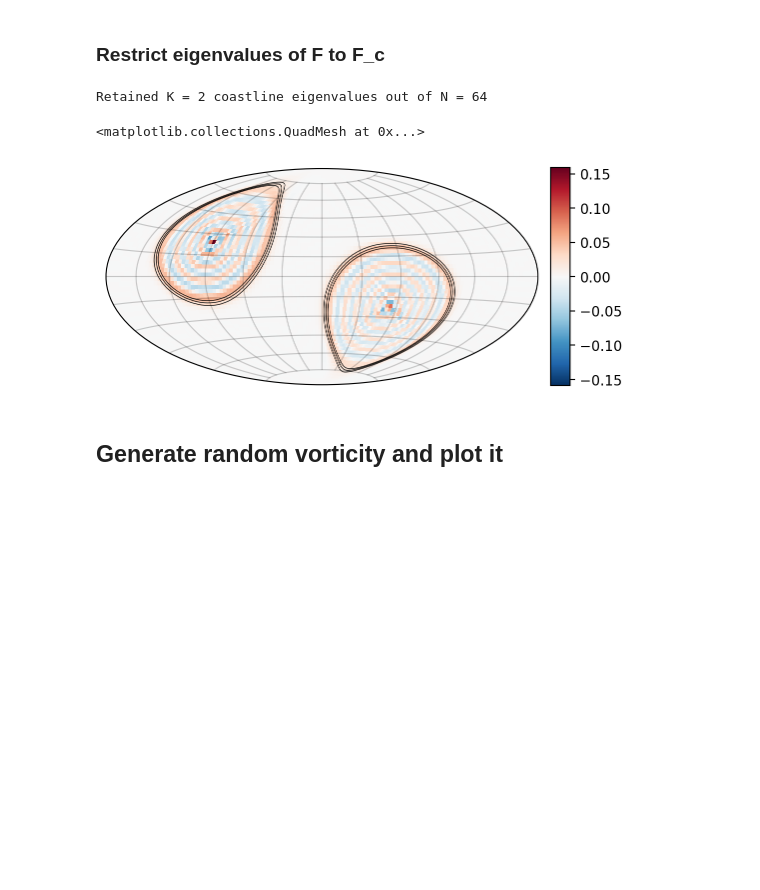
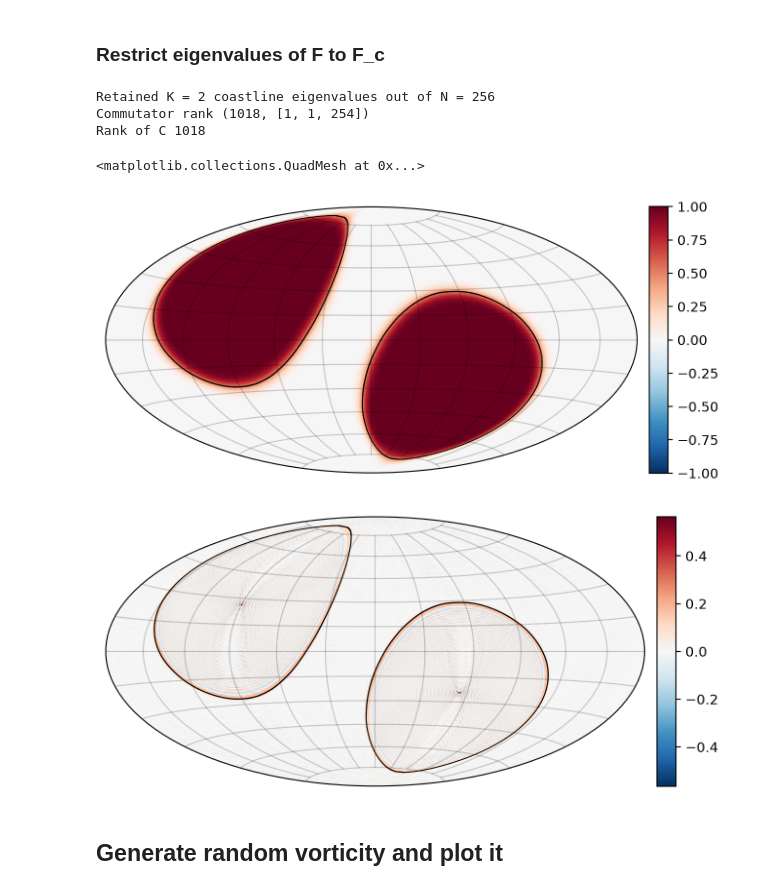
Before and after one commit to andrmykl/quflow, a Jupyter notebook: notebooks/constraint-cluster-simulation/constraint-cluster-simulation.ipynb, the cells around one changed output. Cells and saved outputs as stored; diff of their text form; code cells hidden in the pictures; blank space fills up the shorter version.

```diff
--- a/notebooks/constraint-cluster-simulation/constraint-cluster-simulation.ipynb
+++ b/notebooks/constraint-cluster-simulation/constraint-cluster-simulation.ipynb
@@ -21,21 +73,19 @@ from quflow.constraints import *
 # %% [markdown]
 ### Parameters
 # %%
-N = 64
+N = 256
 
 filename = "mysim_N_{}.hdf5".format(N)
 prerun_code = ""
-# Constraint method: "lu" (sparse, fast) or "svd" (dense, well-conditioned)
-constraint_method = "qr"
-solver_method="schur"
 # %% [markdown]
 ### Define the constraint function F
 # %%
-f1 = island_mask(N, center=[0.0,2.0,-1.0], radius=0.5)
-f2 = island_mask(N, center=[-0.7,-1.0,0.55], radius=0.5, p=3)
+f1 = island_mask(N, center=[0.0,2.0,-1.0], radius=0.9)
+f2 = island_mask(N, center=[-0.7,-1.0,0.55], radius=0.9)
 
 
 f = scipy.ndimage.gaussian_filter(np.logical_or(f1, f2).astype(np.float64), 5.0)
 F = qf.shr2mat(qf.fun2shr(f))
-plot_eigenvalues(F)
+qf.plot(F,colorbar=True)
+#plot_eigenvalues(F,greater_than=0.5,less_than=0.8)
 # %% [output]
@@ -44,20 +95,25 @@ plot_eigenvalues(F)
 ### Restrict eigenvalues of F to F_c
 # %%
 # Coastline parameters
-level_set_center = 0.1  # target eigenvalue (imaginary part)
-level_set_epsilon =0.02 # half-width: smaller = fewer coastline eigenvalues = sparser constraints
+level_set_center = 0.5  # target eigenvalue (imaginary part)
+level_set_epsilon =0.03 # half-width: smaller = fewer coastline eigenvalues = sparser constraints
 
-
-F_c, K = truncate_to_level_set(F, level_set_center, level_set_epsilon,linear=False)
+F_c, K = level_set_eigenvects(F, level_set_center,2)
 def plotF(W):
     return qf.plot(W, contour_data=F, contours=[level_set_center -0.02,level_set_center,level_set_center +0.02],colorbar=True)
 print(f"Retained K = {K} coastline eigenvalues out of N = {N}")
 
+print("Commutator rank", commutator_rank(F_c))
+print("Rank of C", K*(2*N - K -1))
+plotF(F)
 plotF(F_c)
 # %% [output]
-Retained K = 2 coastline eigenvalues out of N = 64
+Retained K = 2 coastline eigenvalues out of N = 256
+Commutator rank (1018, [1, 1, 254])
+Rank of C 1018
 <matplotlib.collections.QuadMesh at 0x...>
-[figure, old version]
+[figure, new version]
+[figure, added]
 # %% [markdown]
 ## Generate random vorticity and plot it
 # %%
```
Also changed, not shown: parts of 20 cells of this notebook.
